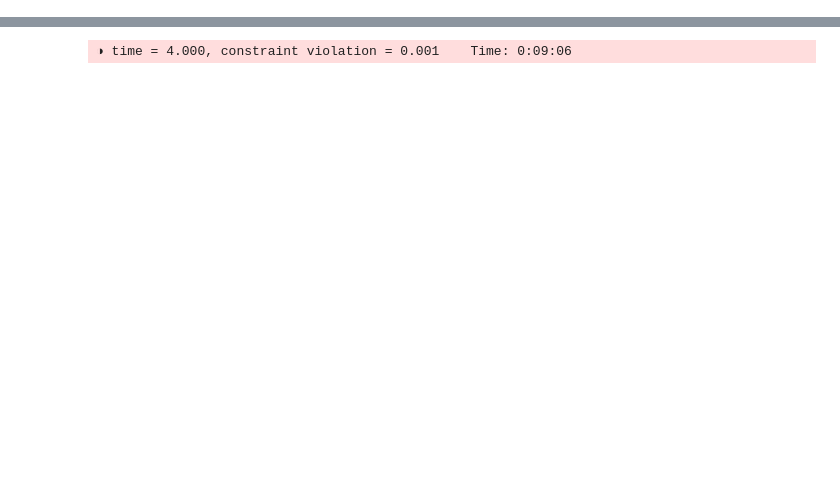
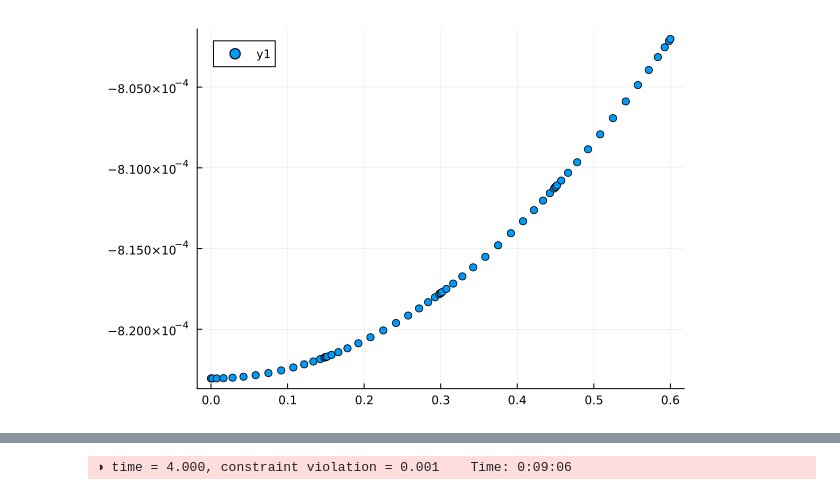
Before and after one commit to JanKozuszek/Reproducing-Dynamic-Holo, a Jupyter notebook: Archive/flatspace.ipynb, the cells around one changed output, grey strips where cells are left out. Cells and saved outputs as stored; diff of their text form; code cells hidden in the pictures; blank space fills up the shorter version.

```diff
--- a/Archive/flatspace.ipynb
+++ b/Archive/flatspace.ipynb
@@ -45,3 +45,9 @@ inita4 = T(-50);
 tinit = T(0);
 M  = T(1);
 margin = 10;
+# %%
+Var = copy(InitGuess);
+Var[2,1:N] = LinearSolveODE(Var, 1, inita4, X, tinit);
+Var[3,1:N] = LinearSolveODE(Var, 2, inita4, X, tinit);
+# %%
+VarZ,VarZZ = ComputeDerivatives(Var);
@@ -47,0 +77,4 @@ margin = 10;
+# %%
+plt.scatter(grid,VarZZ[2,:])
+# %% [output]
+[figure, added]
```
Also changed, not shown: parts of 6 cells of this notebook, 15 other files.
